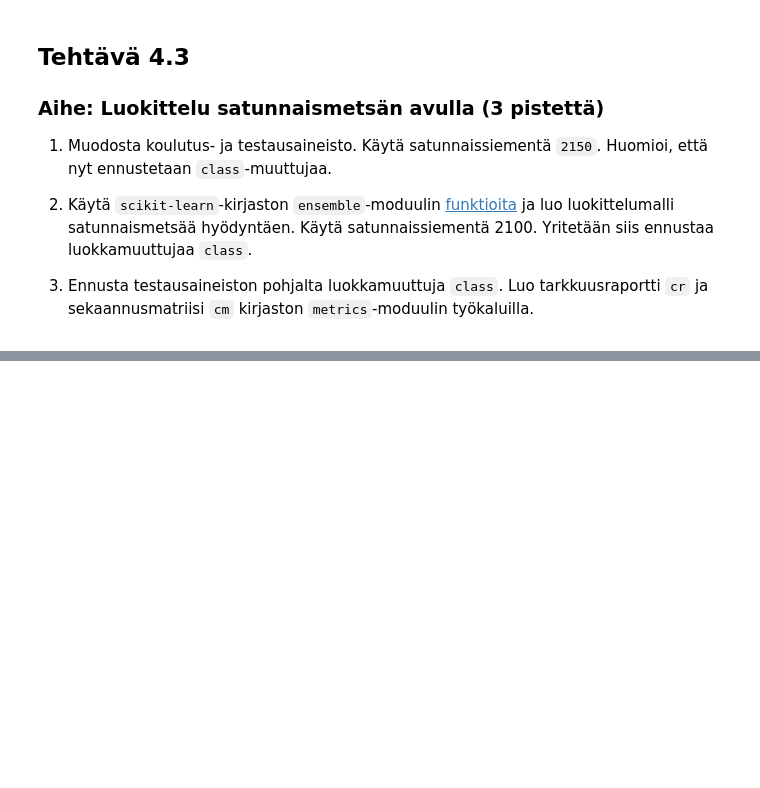
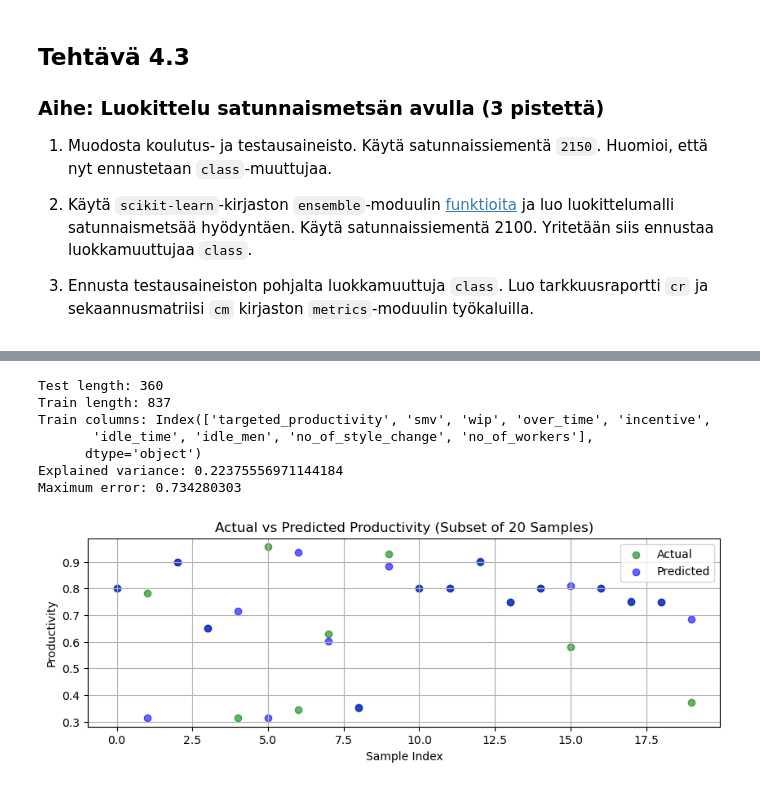
Before and after one commit to JermuSo/machinelearning_jamk, a Jupyter notebook: tehtavat/aihe_4_randomforest/tehtavat_aihe_4_randomforest.ipynb, the cells around one changed output, grey strips where cells are left out. Drawn from its saved outputs; the diff is of its cells as text; code cells hidden in the pictures; blank space fills up the shorter version.

```diff
--- a/tehtavat/aihe_4_randomforest/tehtavat_aihe_4_randomforest.ipynb
+++ b/tehtavat/aihe_4_randomforest/tehtavat_aihe_4_randomforest.ipynb
@@ -116,0 +228,62 @@ Tulkitse sanallisesti saadut testitulokset.
+# %%
+# TODO: Kirjoita toteutuksesi tähän soluun.
+# import numpy package for arrays and stuff
+import numpy as np
+
+# import matplotlib.pyplot for plotting our result
+import matplotlib.pyplot as plt
+from sklearn.tree import DecisionTreeRegressor
+from sklearn.model_selection import train_test_split
+from sklearn.metrics import explained_variance_score, max_error
+
+
+X = df.drop(columns=['actual_productivity', 'class'])
+y = df['actual_productivity']
+
+#X_test = X_train = pd.DataFrame({0:[0]}) # alustus. Tämän voi poistaa tehtävää tehtäessä.
+exp_var = max_err = None
+# Split the data into training and testing sets
+X_train, X_test, y_train, y_test = train_test_split(X, y, test_size=0.3, random_state=2150)
+
+model = DecisionTreeRegressor(random_state=2100)
+model.fit(X_train, y_train)
+
+y_pred = model.predict(X_test)
+
+exp_var = explained_variance_score(y_test, y_pred)
+max_err = max_error(y_test, y_pred)
+
+print(f'Test length: {len(X_test)}')
+print(f'Train length: {len(X_train)}')
+print(f'Train columns: {X_train.columns}')
+print(f'Explained variance: {exp_var}')
+print(f'Maximum error: {max_err}')
+
+# Valitaan pienempi datamäärä kuvan selkeydeksi
+subset_size = 20
+y_test_subset = y_test[:subset_size]
+y_pred_subset = y_pred[:subset_size]
+
+plt.figure(figsize=(10, 3))
+
+plt.scatter(range(subset_size), y_test_subset, color='green', label='Actual', alpha=0.6)
+
+plt.scatter(range(subset_size), y_pred_subset, color='blue', label='Predicted', alpha=0.6)
+
+# Add labels and title
+plt.xlabel('Sample Index')
+plt.ylabel('Productivity')
+plt.title('Actual vs Predicted Productivity (Subset of 20 Samples)')
+plt.legend()
+plt.grid(True)
+# Show the plot
+plt.show()
+# %% [output]
+Test length: 360
+Train length: 837
+Train columns: Index(['targeted_productivity', 'smv', 'wip', 'over_time', 'incentive',
+       'idle_time', 'idle_men', 'no_of_style_change', 'no_of_workers'],
+      dtype='object')
+Explained variance: 0.22375556971144184
+Maximum error: 0.734280303
+[figure, added]
```
Also changed, not shown: parts of 12 cells of this notebook, 3 other files.
